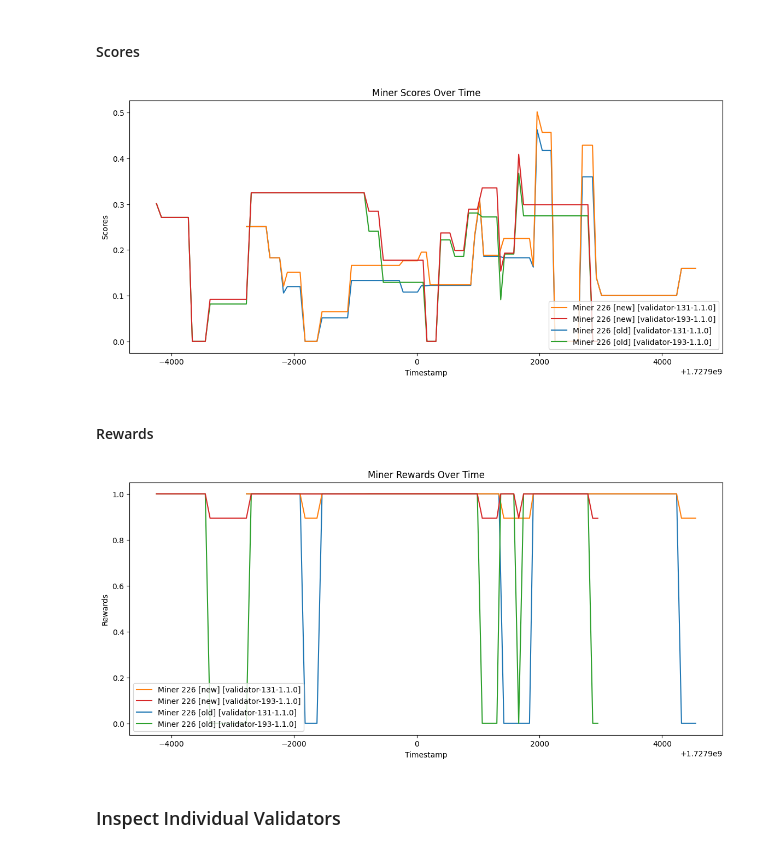
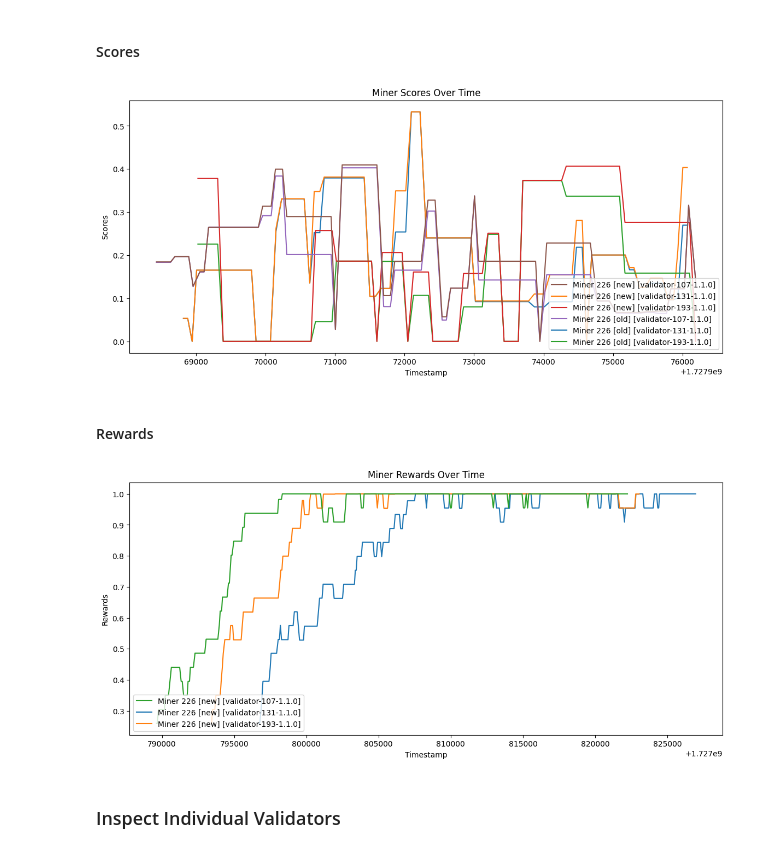
Before and after one commit to BitMind-AI/incentive-simulator, a Jupyter notebook: simulation.ipynb, the cells around one changed output. Cells and saved outputs as stored; diff of their text form; code cells hidden in the pictures.

Commit message:
incentive computation + plots

```diff
--- a/simulation.ipynb
+++ b/simulation.ipynb
@@ -29,9 +47,9 @@ fname = 'vali_histories_2days.pkl'
 start_ts = 1727803270 #1727846400 # 1727886242 #
 
 # Names of W&B runs to query
-validator_uids = [131, 193, 107]#, 19, 107] # [6, 17, 19, 20, 107, , 236, 250, 20, 122
-VALIDATORS = ['validator-193-1.1.0', 'validator-19-1.1.0', 'validator-107-1.1.0']
-VALIDATORS = [f'validator-{uid}-1.1.0' for uid in validator_uids]
+VALIDATOR_UIDS = [131, 193, 107]#, 19, 107] # [6, 17, 19, 20, 107, , 236, 250, 20, 122
+#VALIDATORS = ['validator-193-1.1.0', 'validator-19-1.1.0', 'validator-107-1.1.0']
+VALIDATORS = [f'validator-{uid}-1.1.0' for uid in VALIDATOR_UIDS]
 
 # Keys will be validator names, values will be history dataframes
 HISTORY_DFS = {}
@@ -103,7 +105,7 @@ load_cached_scores = False
 
 # `write_to_cache` = True will overwrite scored_fname
 write_to_cache = True
-scored_fname = 'histories_scored_glicko_test.pkl'
+scored_fname = 'histories_scored_ht.pkl'
 
 # Number of dataframe rows over which to compute rewards and scores, set to `None` for all rows
 score_num_challenges = None
@@ -153,4 +161,8 @@ end_idx = -1
 # %% [markdown]
 ### Inspect Same Miner over Multiple Validators
+# %%
+uids = [226, 179, 172]#, 39]
+start_idx = -100
+end_idx = -1
 # %% [markdown]
 #### Weights
@@ -220,20 +211,20 @@ plot_multi_validator_metric(
     map_uids_to_colors=False,
     legend_loc='lower right')
 # %% [output]
-[figure, old version]
+[figure, new version]
 # %% [markdown]
 #### Rewards
 # %%
 plot_multi_validator_metric(
     SCORED_DFS,
-    idx_range=[start_idx, end_idx],
+    idx_range=[0, 400],
     metric='rewards',
-    suffixes=['old', 'new'],
+    suffixes=['new'],
     uids=[uids[0]],
     map_uids_to_colors=False,
     legend_loc='lower left')
 # %% [output]
-[figure, old version]
+[figure, new version]
 # %% [markdown]
 ### Inspect Individual Validators
 # %%
```
Also changed, not shown: parts of 26 cells of this notebook.
